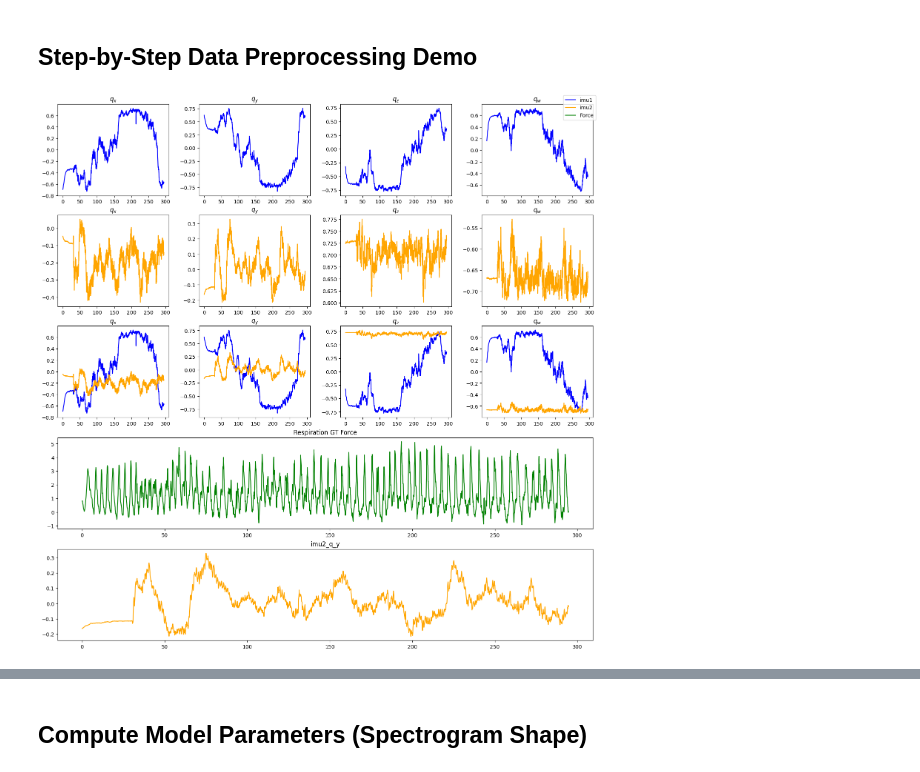
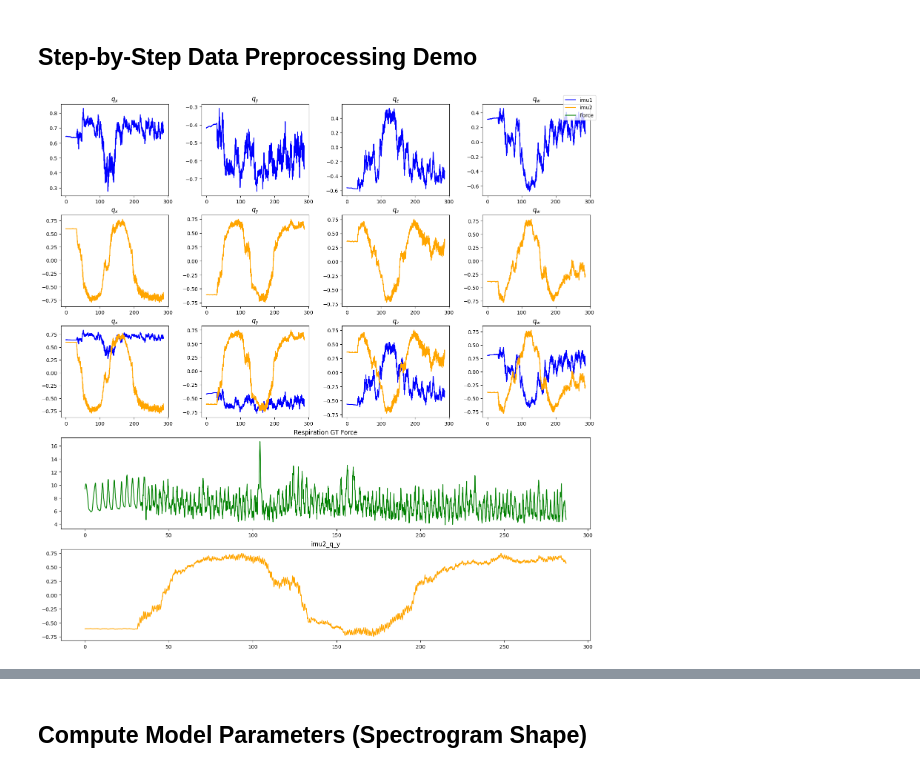
Before and after one commit to Yang-Yun-Yeh/RR-HR, a Jupyter notebook: learning_base.ipynb, the cells around one changed output, grey strips where cells are left out. Cells and saved outputs as stored; diff of their text form; code cells hidden in the pictures.

```diff
--- a/learning_base.ipynb
+++ b/learning_base.ipynb
@@ -22,35 +22,36 @@ import torch.optim as optim
 fs = 10
 start_pt, end_pt = 0, -1
 still_pt = 300 # 500
 
-file_path = "./data/3_27/walk_stand_4.csv"
+# file_path = "./data/3_27/walk_stand_4.csv"
+file_path = "./data/3_28/walk_stand_0328_0236.csv"
 
 data = pd.read_csv(file_path)
 data.columns = [
     "Timestamp",
     "imu1_q_x",
     "imu1_q_y",
     "imu1_q_z",
     "imu1_q_w",
     "imu2_q_x",
     "imu2_q_y",
     "imu2_q_z",
     "imu2_q_w",
     "Force",
     "RR",
 ]
 sensor_names=['imu1','imu2']
 cols = ['q_x', 'q_y', 'q_z', 'q_w']
 data = data.iloc[start_pt:end_pt]
 
 data = align_delay(data, delay=10)
 data["Timestamp"] = pd.to_datetime(data["Timestamp"])
 data = data.set_index("Timestamp")
 
 draw_imu_curve(data, overlap=True, show_gt=True)
 # draw_imu_curve(data, overlap=True, show_gt=False)
 # %% [output]
-[figure, old version]
+[figure, new version]
 # %%
 # Align IMUs (IMU2 -> IMU1)
 q_corr = Q_RANSAC(data[0:still_pt], pool=1.0, d=0.05)
```
Also changed, not shown: parts of 2 cells of this notebook, 4 other files.
